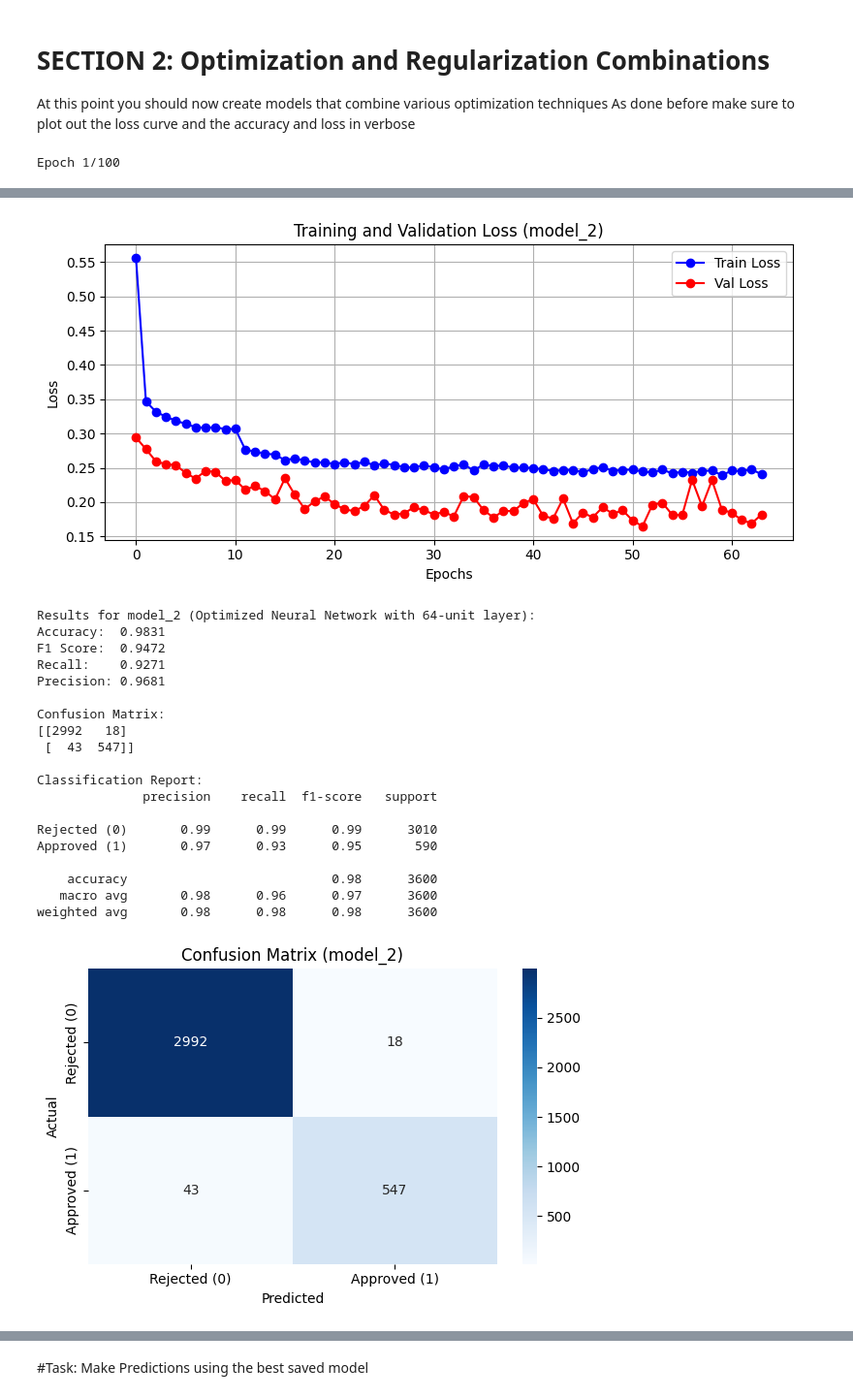
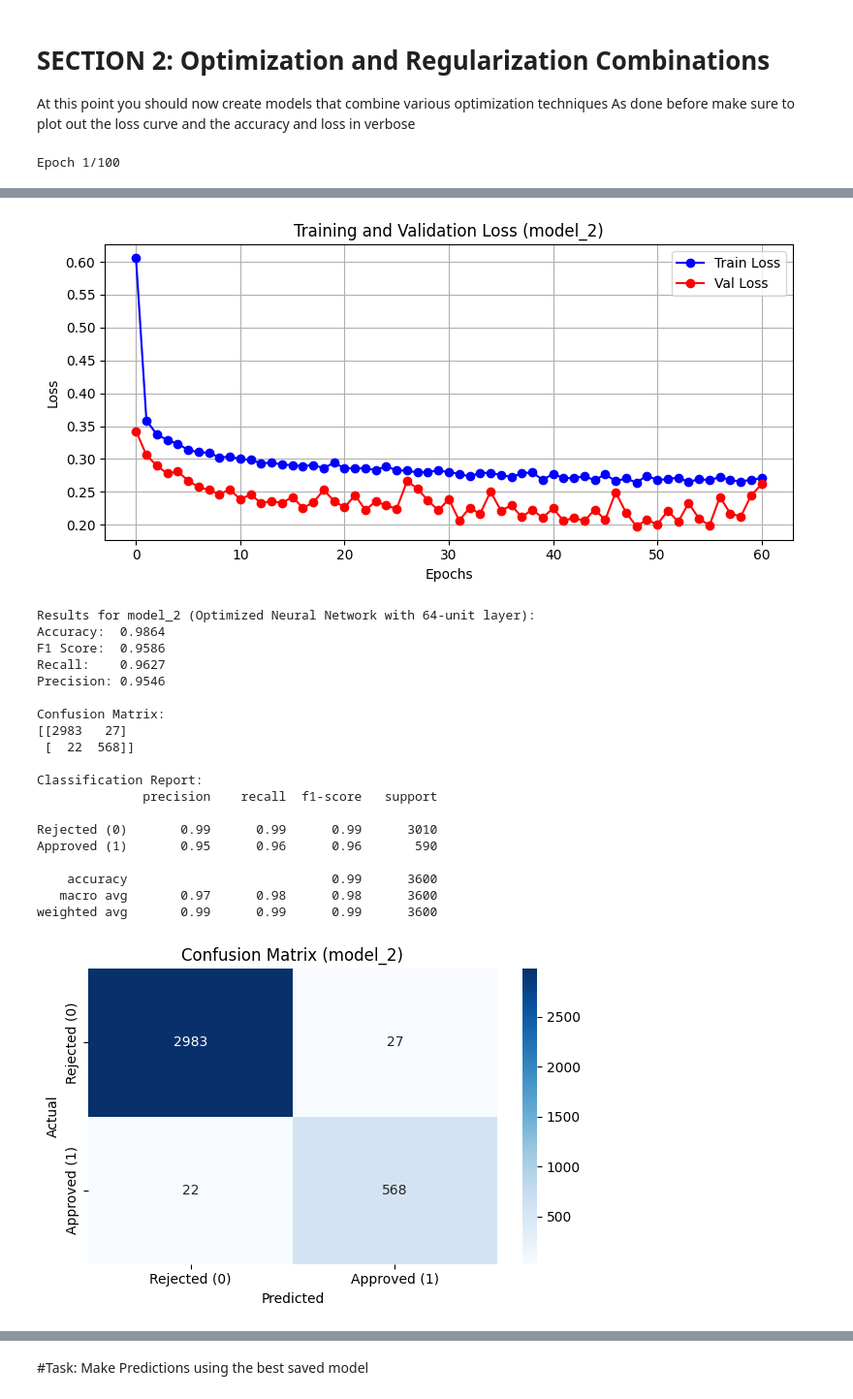
Before and after one commit to Annemarie535257/Agriempower_model_trainning, a Jupyter notebook: Summative_Intro_to_ml_Anne_Marie_Twagirayezu_assignment.ipynb, the cells around one changed output, grey strips where cells are left out. Shown: that part at 97% size. Cells and saved outputs as stored; diff of their text form; code cells hidden in the pictures.

```diff
--- a/Summative_Intro_to_ml_Anne_Marie_Twagirayezu_assignment.ipynb
+++ b/Summative_Intro_to_ml_Anne_Marie_Twagirayezu_assignment.ipynb
@@ -282,7 +282,7 @@ As done before make sure to plot out the loss curve and the accuracy and loss in
 # === 1. Define model_2 with additional first Dense(64) layer ===
 
 model_2 = Sequential([
-    Dense(64, activation='relu', input_shape=(X_train_scaled.shape[1],), kernel_regularizer=l2(0.01)),
+    Dense(64, activation='relu', input_shape=(X_train_scaled.shape[1],), kernel_regularizer=l1(0.01)),
     Dropout(0.3),
     Dense(32, activation='relu', kernel_regularizer=l1(0.01)),
     Dropout(0.3),
@@ -357,7 +357,7 @@ plt.tight_layout()
 plt.show()
 
 # === 9. Save the model ===
-save_path = "saved_models/model_2.keras"
+save_path = "saved_models/Adam_l1_model.keras"
 os.makedirs(os.path.dirname(save_path), exist_ok=True)
 model_2.save(save_path)
 
@@ -384,23 +384,23 @@ Epoch 64/100
-[figure, old version]
+[figure, new version]
 Results for model_2 (Optimized Neural Network with 64-unit layer):
-Accuracy:  0.9831
-F1 Score:  0.9472
-Recall:    0.9271
-Precision: 0.9681
+Accuracy:  0.9864
+F1 Score:  0.9586
+Recall:    0.9627
+Precision: 0.9546
 
 Confusion Matrix:
-[[2992   18]
- [  43  547]]
+[[2983   27]
+ [  22  568]]
 
 Classification Report:
               precision    recall  f1-score   support
 
 Rejected (0)       0.99      0.99      0.99      3010
-Approved (1)       0.97      0.93      0.95       590
+Approved (1)       0.95      0.96      0.96       590
 
-    accuracy                           0.98      3600
-   macro avg       0.98      0.96      0.97      3600
-weighted avg       0.98      0.98      0.98      3600
+    accuracy                           0.99      3600
+   macro avg       0.97      0.98      0.98      3600
+weighted avg       0.99      0.99      0.99      3600
 [figure]
 ✅ model_2 has been saved to: saved_models/model_2.keras
 # %%
```
Also changed, not shown: parts of 6 cells of this notebook.
